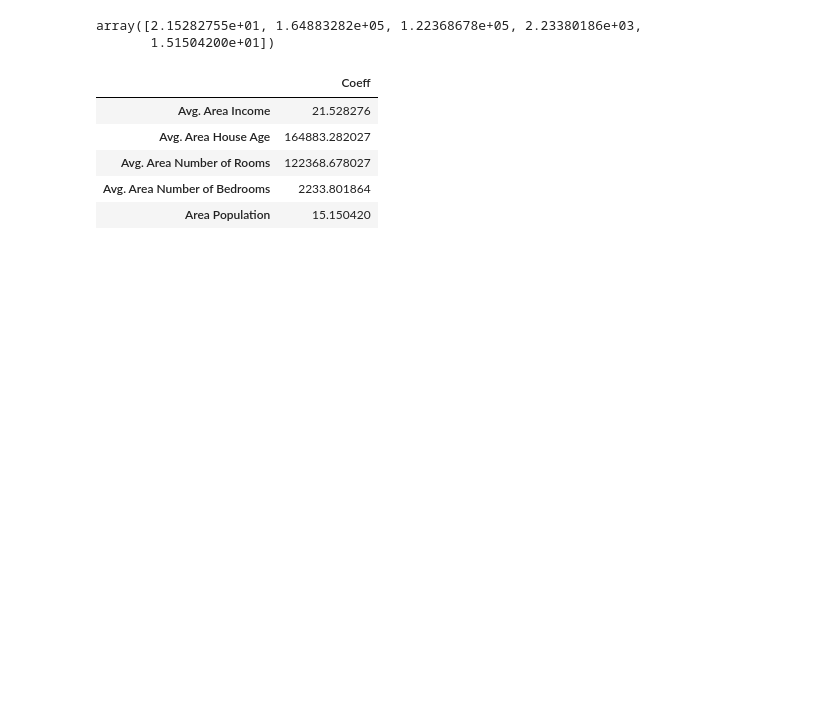
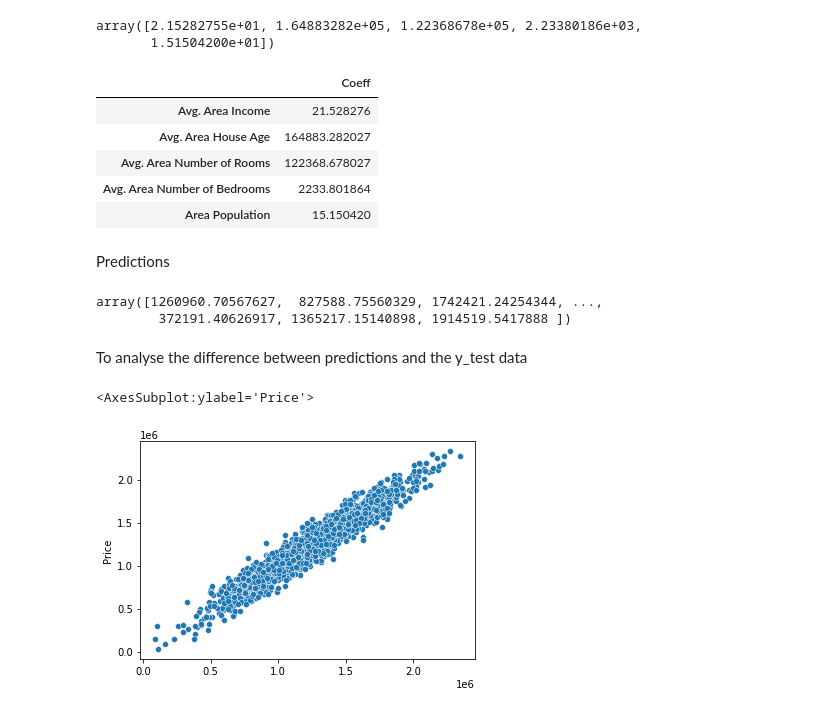
Before and after one commit to MIDAS-26/DS_ML, a Jupyter notebook: ML/LinearRegression.ipynb, the cells around one changed output. Saved outputs shown, nothing was run; the diff lists cells and outputs as text; code cells hidden in the pictures; blank space fills up the shorter version.

```diff
--- a/ML/LinearRegression.ipynb
+++ b/ML/LinearRegression.ipynb
@@ -116,3 +117,23 @@ cdf
 | Avg. Area Number of Rooms | 122368.678027 |
 | Avg. Area Number of Bedrooms | 2233.801864 |
 | Area Population | 15.150420 |
+# %% [markdown]
+Predictions
+# %%
+#since the model is trained, now we will get the predictions of test dataset using lm.predict(X_test)
+predictions = lm.predict(X_test)
+predictions
+# %% [output]
+array([1260960.70567627,  827588.75560329, 1742421.24254344, ...,
+        372191.40626917, 1365217.15140898, 1914519.5417888 ])
+# %% [markdown]
+To analyse the difference between predictions and the y_test data
+# %%
+#use scatter plot to see how far off the predictions are
+sns.scatterplot(x=predictions, y=y_test)
+#if the data lines up like below, the predictions were very accurate
+#a perfectly straight line means perfect predictions
+#so a line like this, which is a bit thick but a straight line means great predictions
+# %% [output]
+<AxesSubplot:ylabel='Price'>
+[figure, added]
```
Also changed, not shown: parts of 6 cells of this notebook.
